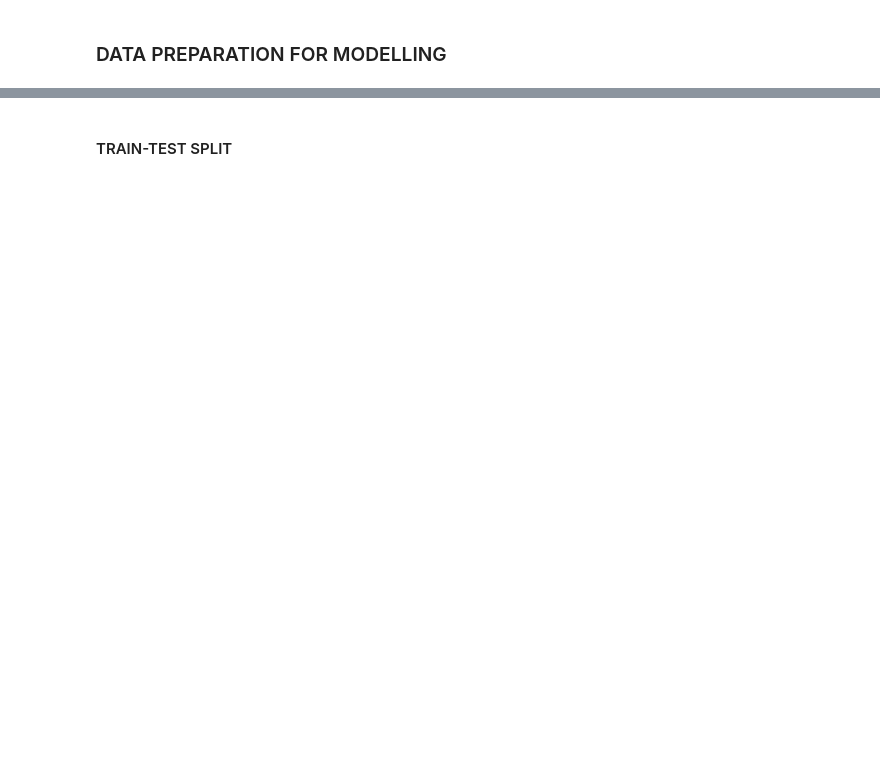
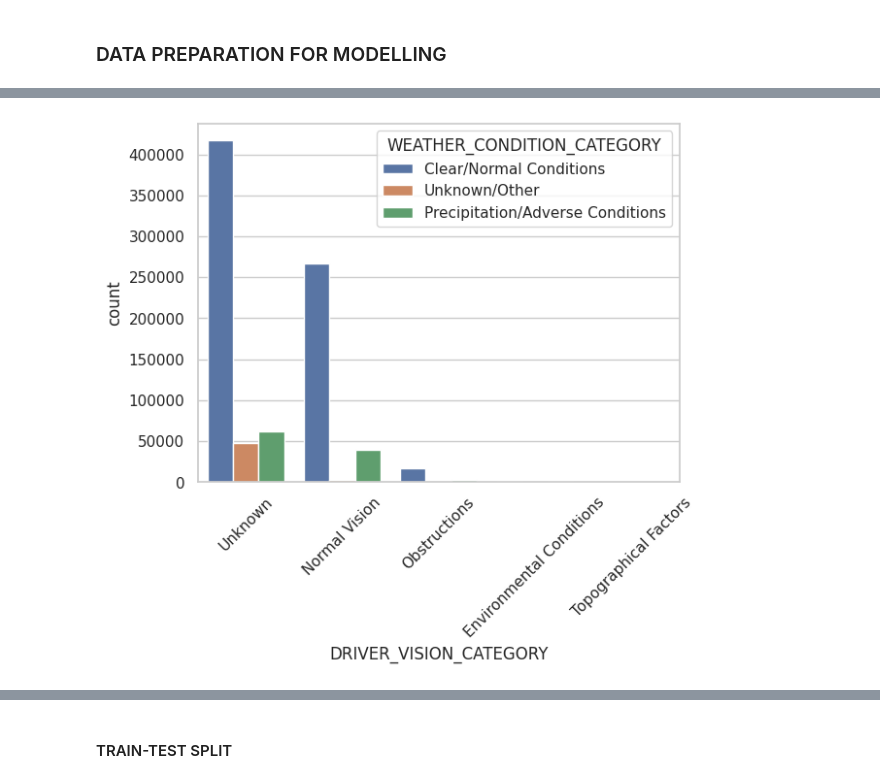
Before and after one commit to joakimTI/GROUP-5-PROJECT, a Jupyter notebook: index.ipynb, the cells around one changed output, grey strips where cells are left out. Cells and saved outputs as stored; diff of their text form; code cells hidden in the pictures; blank space fills up the shorter version.

```diff
--- a/index.ipynb
+++ b/index.ipynb
@@ -1091,0 +1420,16 @@ deduplicated_df['VEHICLE_USE'].value_counts()
+# %%
+# Define the categories and corresponding lighting conditions
+lighting_condition_categories = {
+    'Daylight': ['DAYLIGHT'],
+    'Low Light Conditions': ['DARKNESS, LIGHTED ROAD', 'DARKNESS', 'DUSK', 'DAWN'],
+    'Unknown/Other': ['UNKNOWN']
+}
+
+# Create a new column in crashes_final_df to categorize 'LIGHTING_CONDITION'
+def categorize_lighting_condition(condition):
+    for category, conditions in lighting_condition_categories.items():
+        if condition in conditions:
+            return category
+
+# Apply the categorization function to the 'LIGHTING_CONDITION' column
+deduplicated_df['LIGHTING_CONDITION_CATEGORY'] = deduplicated_df['LIGHTING_CONDITION'].apply(categorize_lighting_condition)
@@ -1091,0 +1463,12 @@ deduplicated_df['VEHICLE_USE'].value_counts()
+# %%
+deduplicated_df = deduplicated_df.drop(columns=[
+    'WEATHER_CONDITION', 'LIGHTING_CONDITION',
+    'TRAFFICWAY_TYPE', 'ALIGNMENT',
+    'ROADWAY_SURFACE_COND', 'ROAD_DEFECT', 'PRIM_CONTRIBUTORY_CAUSE',
+    'SEC_CONTRIBUTORY_CAUSE', 'MANEUVER', 'VEHICLE_DEFECT', 'VEHICLE_TYPE',
+    'VEHICLE_USE', 'PHYSICAL_CONDITION', 'DRIVER_ACTION', 'DRIVER_VISION',
+    'SAFETY_EQUIPMENT'], axis=1)
+
+print(deduplicated_df.columns)
+print('\n')
+print(f'There are {deduplicated_df.shape[0]} rows and {deduplicated_df.shape[1]} columns')
@@ -1091,0 +1489,3 @@ deduplicated_df['VEHICLE_USE'].value_counts()
+# %%
+# Selecting only numerical columns from the DataFrame
+numerical_columns_df = final_merged_df.select_dtypes(include='number')
@@ -1091,0 +1494,5 @@ deduplicated_df['VEHICLE_USE'].value_counts()
+# %%
+deduplicated_df = pd.concat([deduplicated_df, numerical_columns_df], axis=1)
+
+# show the first 5 rows
+deduplicated_df.head()
@@ -1091,0 +1507,9 @@ deduplicated_df['VEHICLE_USE'].value_counts()
+# %%
+pd.crosstab(deduplicated_df.WEATHER_CONDITION_CATEGORY, deduplicated_df.DRIVER_VISION_CATEGORY)
+
+sns.set(style="whitegrid")
+sns.countplot(x='DRIVER_VISION_CATEGORY', hue='WEATHER_CONDITION_CATEGORY', data=deduplicated_df)
+plt.xticks(rotation=45)
+plt.show();
+# %% [output]
+[figure, added]
```
Also changed, not shown: parts of 158 cells of this notebook.
